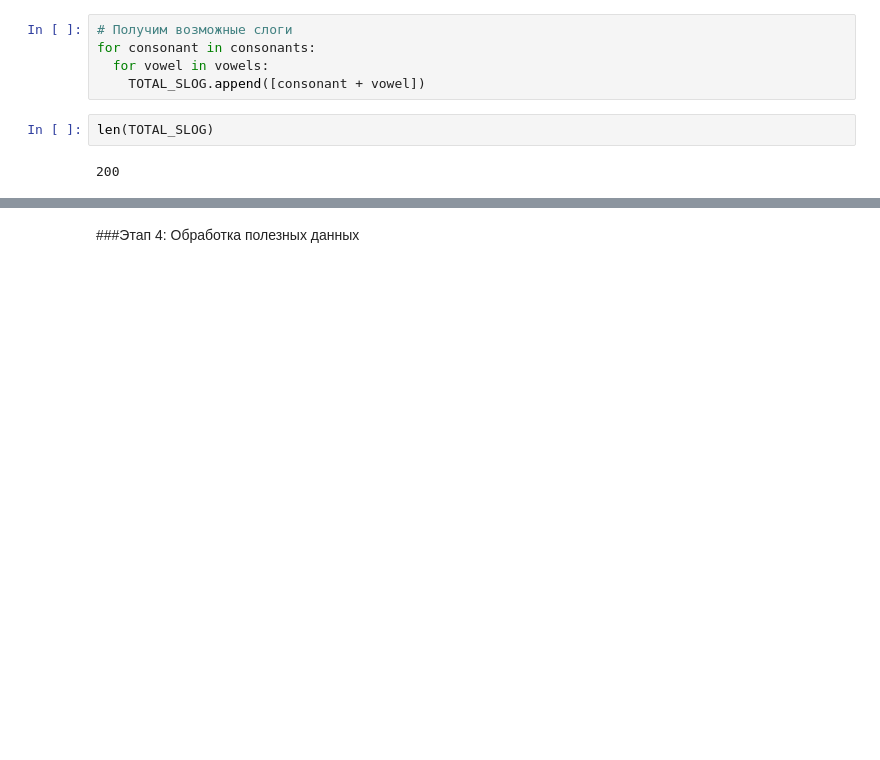
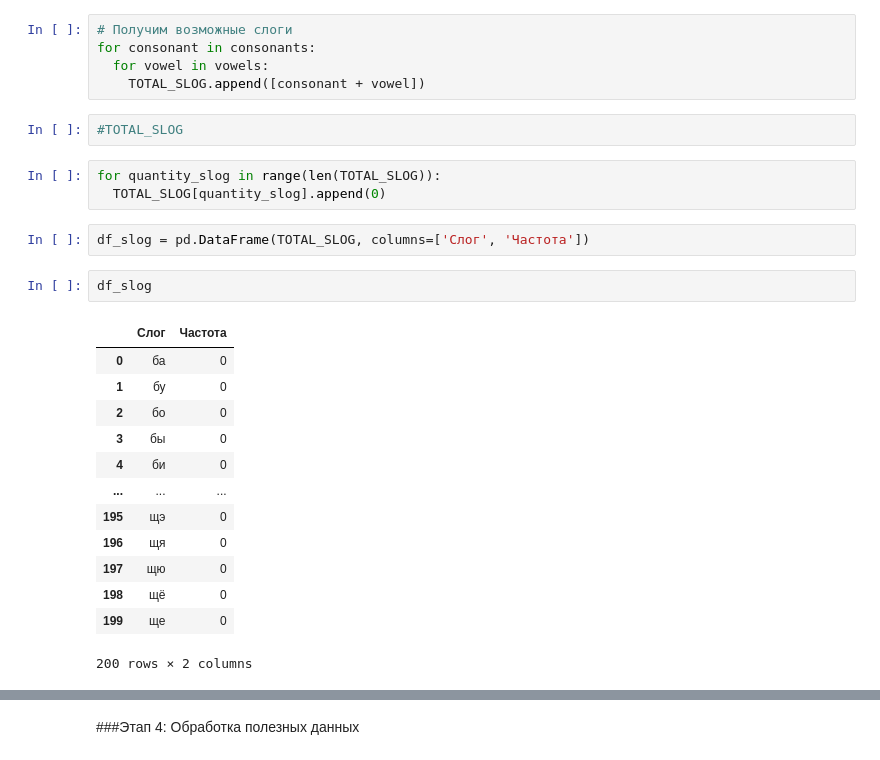
Before and after one commit to averkief/My_Date_Analytics, a Jupyter notebook: Popular_Russian_syllables.ipynb, the cells around one changed output, grey strips where cells are left out. Saved outputs shown, nothing was run; the diff lists cells and outputs as text; blank space fills up the shorter version.

```diff
--- a/Popular_Russian_syllables.ipynb
+++ b/Popular_Russian_syllables.ipynb
@@ -163,6 +164,25 @@ for consonant in consonants:
   for vowel in vowels:
     TOTAL_SLOG.append([consonant + vowel])
 # %%
-len(TOTAL_SLOG)
+#TOTAL_SLOG
-# %% [output]
-200
+# %%
+for quantity_slog in range(len(TOTAL_SLOG)):
+  TOTAL_SLOG[quantity_slog].append(0)
+# %%
+df_slog = pd.DataFrame(TOTAL_SLOG, columns=['Слог', 'Частота'])
+# %%
+df_slog
+# %% [output]
+|  | Слог | Частота |
+| 0 | ба | 0 |
+| 1 | бу | 0 |
+| 2 | бо | 0 |
+| 3 | бы | 0 |
+| 4 | би | 0 |
+| ... | ... | ... |
+| 195 | щэ | 0 |
+| 196 | щя | 0 |
+| 197 | щю | 0 |
+| 198 | щё | 0 |
+| 199 | ще | 0 |
+200 rows × 2 columns
```
Also changed, not shown: parts of 7 cells of this notebook.
